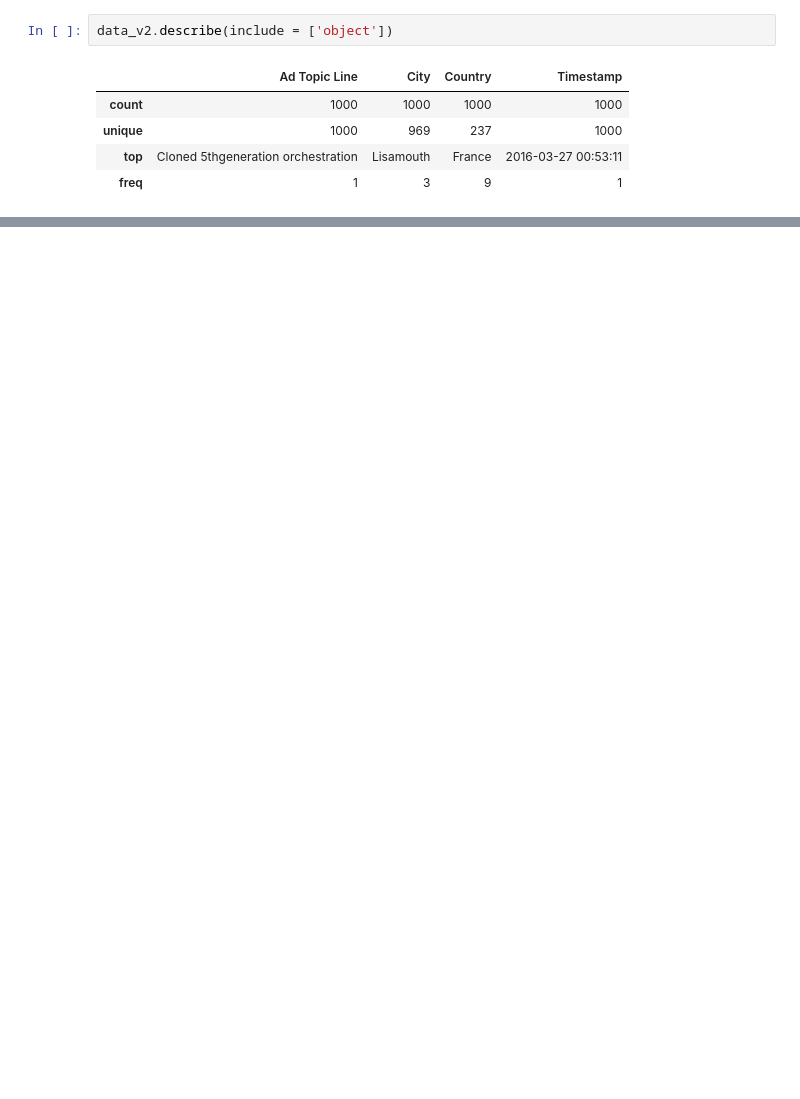
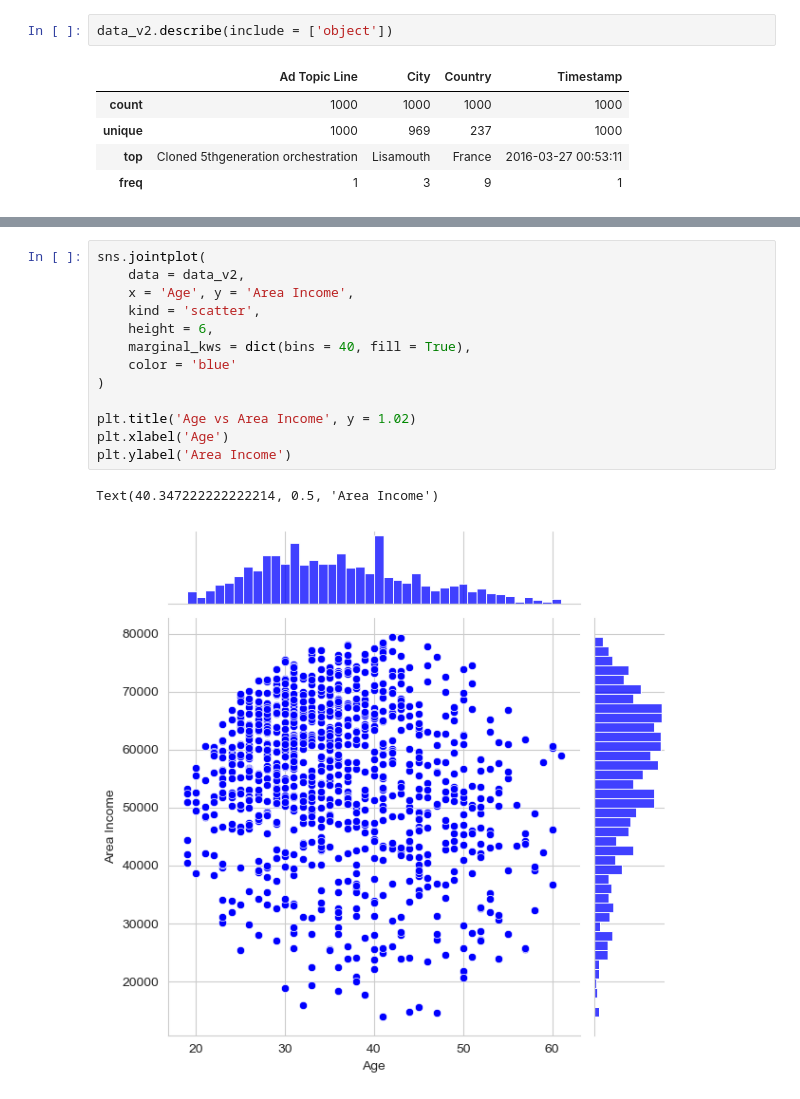
Before and after one commit to Malinda1/machine-learning_course_01, a Jupyter notebook: Logistic_Regression/logistic regression.ipynb, the cells around one changed output, grey strips where cells are left out. Saved outputs shown, nothing was run; the diff lists cells and outputs as text; blank space fills up the shorter version.

```diff
--- a/Logistic_Regression/logistic regression.ipynb
+++ b/Logistic_Regression/logistic regression.ipynb
@@ -419,0 +437,16 @@ data_v2.describe(include = ['object'])
+# %%
+sns.jointplot(
+    data = data_v2,
+    x = 'Age', y = 'Area Income',
+    kind = 'scatter',
+    height = 6,
+    marginal_kws = dict(bins = 40, fill = True),
+    color = 'blue'
+)
+
+plt.title('Age vs Area Income', y = 1.02)
+plt.xlabel('Age')
+plt.ylabel('Area Income')
+# %% [output]
+Text(40.347222222222214, 0.5, 'Area Income')
+[figure, added]
```
Also changed, not shown: parts of 13 cells of this notebook.
